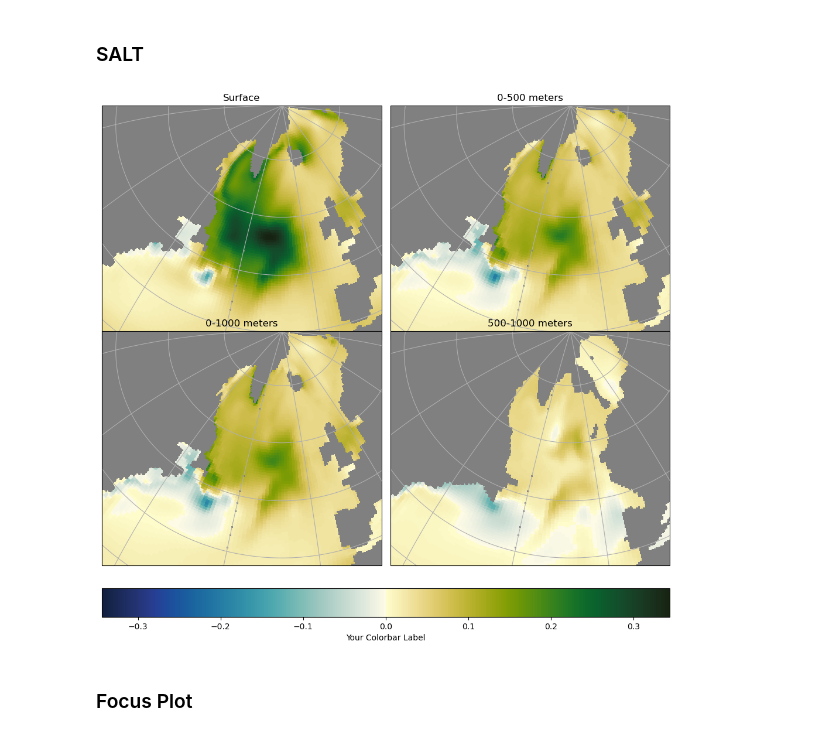
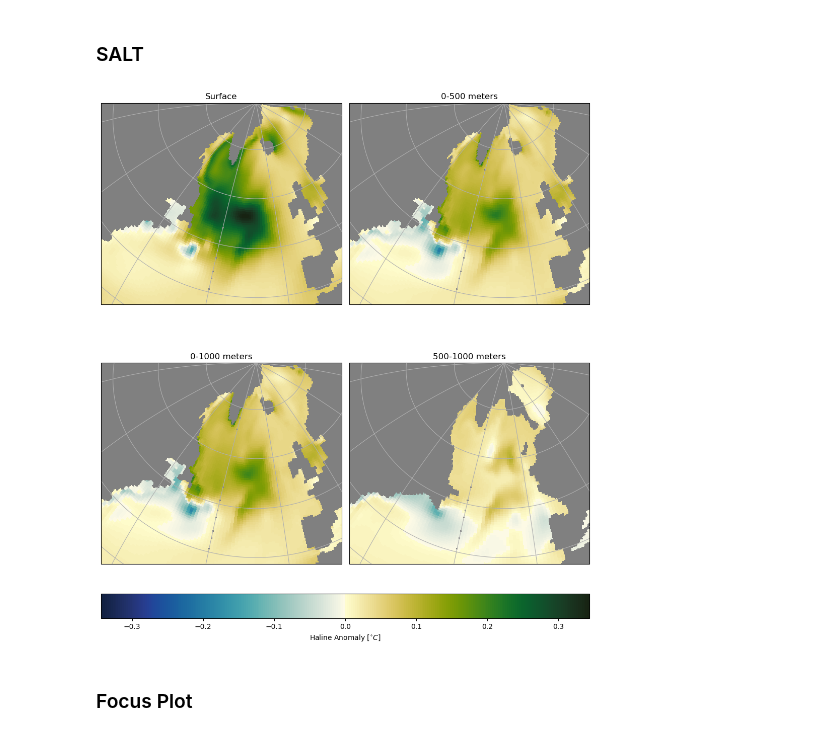
Before and after one commit to inagler/current, a Jupyter notebook: Figures_poster-Dec23.ipynb, the cells around one changed output. Cells and saved outputs as stored; diff of their text form; code cells hidden in the pictures.

Commit message:
improve composite analysis

```diff
--- a/Figures_poster-Dec23.ipynb
+++ b/Figures_poster-Dec23.ipynb
@@ -264,48 +275,37 @@ plt.savefig(os.path.expanduser('~/phase1_CONDA/results/')+'temp_anomaly-POP.png'
 [figure]
 # %% [markdown]
 ### SALT
-# %%
-salt_file = os.path.expanduser('~/phase1_CONDA/')+'/results/composites/salt_anomaly.nc'
-difference_salt = xr.open_dataset(salt_file)
-vmin = -abs(difference_salt.SALT).max()
-vmax = abs(difference_salt.SALT).max()
-
-# Assuming you have four different fields, replace these with your actual data
-fields = [difference_salt.SALT.isel(z_t=0).roll(nlon=+100),
-          difference_salt.SALT.sel(z_t=slice(5.0000000e+02, 5.7937289e+04)).mean('z_t').roll(nlon=+100),
-          difference_salt.SALT.sel(z_t=slice(5.0000000e+02, 8.7882523e+04)).mean('z_t').roll(nlon=+100),
-          difference_salt.SALT.sel(z_t=slice(5.7937289e+04, 8.7882523e+04)).mean('z_t').roll(nlon=+100)]
-names = ['Surface', '0-500 meters', '0-1000 meters', '500-1000 meters']
-cmap = cmo.delta
-cmap.set_bad('gray')
-extent = [-35, 40, 45, 90]
-
-# Set up the figure with 2 rows and 2 columns
-fig, axs = plt.subplots(2, 2, figsize=(10, 10), subplot_kw={'projection': ccrs.Orthographic(15, 65)})
-
-# Flatten the axs array for easier indexing
-axs = axs.flatten()
-
-for i, ax in enumerate(axs):
-    ax.set_global()
-    ax.gridlines()
-
-    # Replace 'fields[i]' with the actual data for each subplot
-    cs = ax.imshow(fields[i], extent=(difference_salt.TLONG.min(), difference_salt.TLONG.max(), difference_salt.TLAT.min(), difference_salt.TLAT.max()),
-                   origin='lower', transform=ccrs.PlateCarree(), cmap=cmap, vmin=vmin, vmax=vmax)
-
-    ax.set_extent(extent)
-    ax.set_title(names[i])
-
-# Adjust layout to prevent clipping of titles
-plt.tight_layout()
-
-# Set colorbar with center around zero
-cbar = plt.colorbar(cs, ax=axs, label='Your Colorbar Label', orientation='horizontal', pad=0.04)
-
-plt.show()
-# %% [output]
-[figure, removed]
+# %%
+salt_file = os.path.expanduser('~/phase1_CONDA/')+'/results/composites/salt_anomaly.nc'
+difference_salt = xr.open_dataset(salt_file)
+vmin = -abs(difference_salt.SALT).max()
+vmax = abs(difference_salt.SALT).max()
+
+fields = [difference_salt.SALT.isel(z_t=0).roll(nlon=+100),
+          difference_salt.SALT.sel(z_t=slice(5.0000000e+02, 5.7937289e+04)).mean('z_t').roll(nlon=+100),
+          difference_salt.SALT.sel(z_t=slice(5.0000000e+02, 8.7882523e+04)).mean('z_t').roll(nlon=+100),
+          difference_salt.SALT.sel(z_t=slice(5.7937289e+04, 8.7882523e+04)).mean('z_t').roll(nlon=+100)]
+names = ['Surface', '0-500 meters', '0-1000 meters', '500-1000 meters']
+cmap = cmo.delta
+cmap.set_bad('gray')
+extent = [-35, 40, 45, 90]
+
+fig, axs = plt.subplots(2, 2, figsize=(10, 15), subplot_kw={'projection': ccrs.Orthographic(15, 65)})
+axs = axs.flatten()
+for i, ax in enumerate(axs):
+    ax.set_global()
+    ax.gridlines()
+    cs = ax.imshow(fields[i], extent=(difference_salt.TLONG.min(), difference_salt.TLONG.max(), difference_salt.TLAT.min(), difference_salt.TLAT.max()),
+                   origin='lower', transform=ccrs.PlateCarree(), cmap=cmap, vmin=vmin, vmax=vmax)
+    ax.set_extent(extent)
+    ax.set_title(names[i])
+plt.tight_layout()
+cbar = plt.colorbar(cs, ax=axs, label=r'Haline Anomaly [$^{\circ}C$]', orientation='horizontal', pad=0.04)
+#plt.show()
+
+plt.savefig(os.path.expanduser('~/phase1_CONDA/results/')+'salt_anomaly-multiple_depths.png', bbox_inches='tight', dpi=300)
+# %% [output]
+[figure, added]
 # %% [markdown]
 ### Focus Plot
 # %%
```
Also changed, not shown: parts of 10 cells of this notebook, 3 other files.
